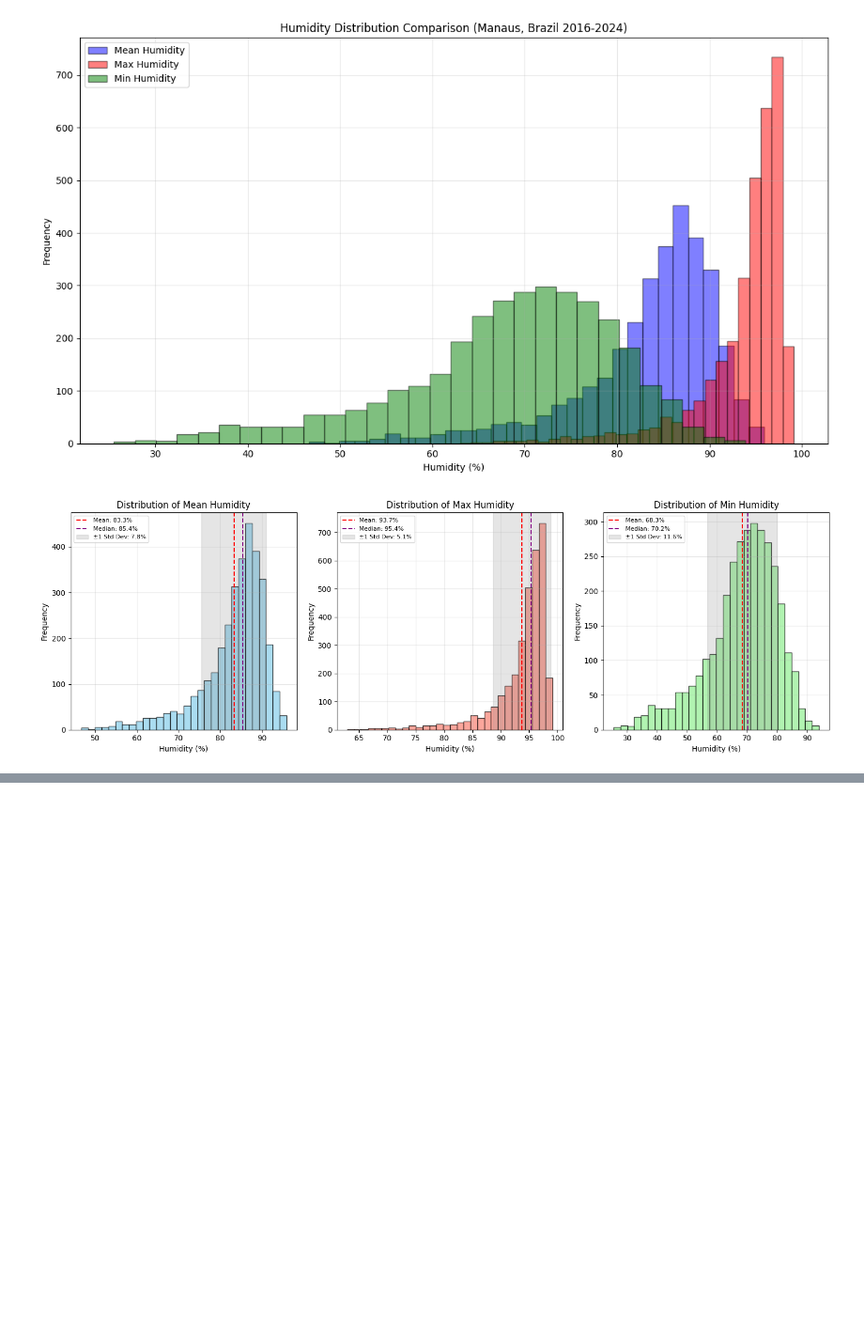
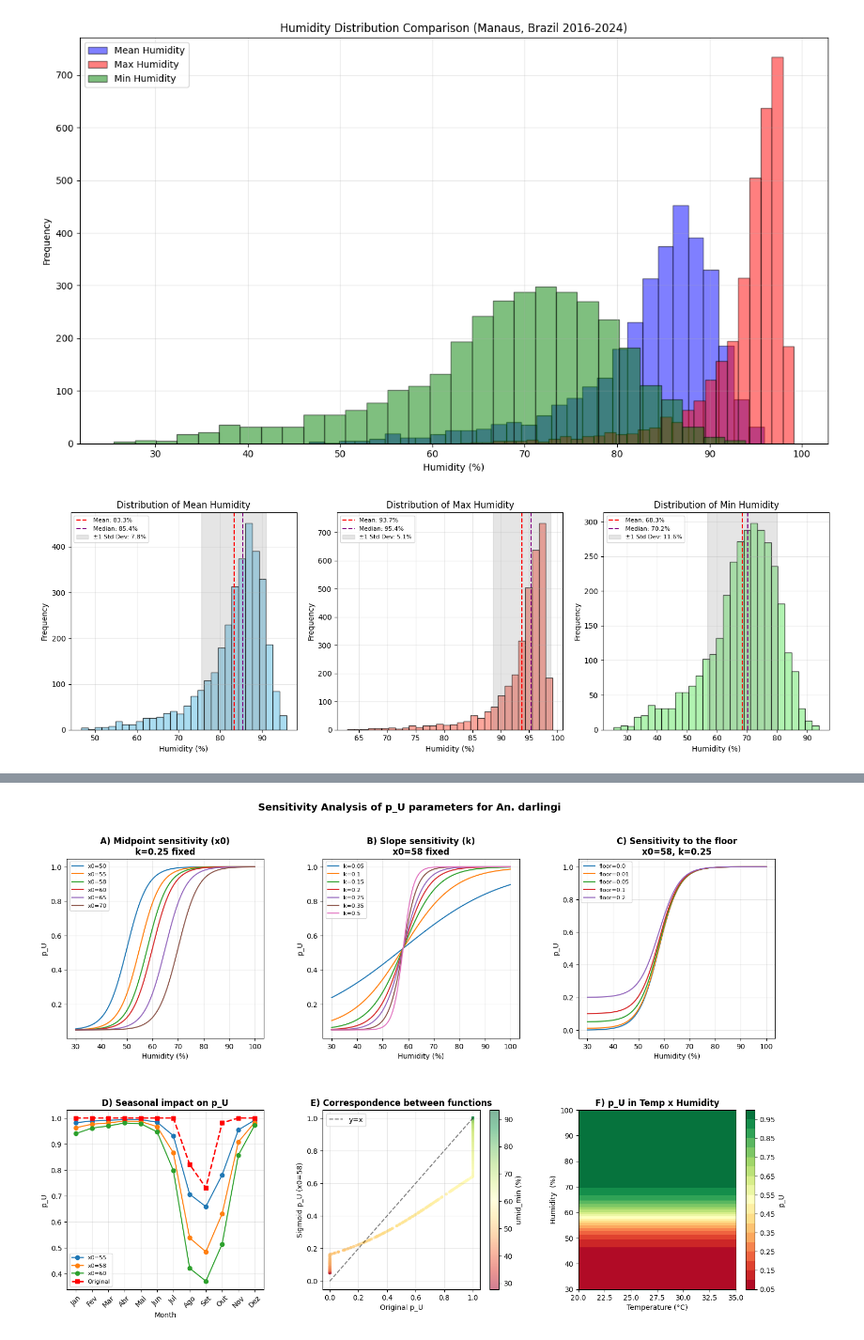
Before and after one commit to RaphaLevy/Study_on_malaria_dynamics_v2, a Jupyter notebook: data_files/notebooks/Environmental_Factor_Plots.ipynb, the cells around one changed output, grey strips where cells are left out. Shown at 94% size. Saved outputs shown, nothing was run; the diff lists cells and outputs as text; code cells hidden in the pictures; blank space fills up the shorter version.

Commit message:
Creates .ipynb file for analysis of environmental effects on ANopheles darlingi, done with the help of Epidbot

```diff
--- a/data_files/notebooks/Environmental_Factor_Plots.ipynb
+++ b/data_files/notebooks/Environmental_Factor_Plots.ipynb
@@ -188,0 +309,82 @@ plt.show()
+# %%
+# ============================================================
+# Sensitivity Analysis of Parameters
+# ============================================================
+
+fig, axes = plt.subplots(2, 3, figsize=(18, 11))
+plt.subplots_adjust(hspace=0.4, wspace=0.3)
+umid_range = np.linspace(30, 100, 500)
+
+# A) Sensibility to x0
+ax = axes[0, 0]
+for x0 in [50, 55, 58, 60, 65, 70]:
+    ax.plot(umid_range, p_U_sigmoid(umid_range, x0=x0, k=0.25), label=f'x0={x0}')
+ax.set_xlabel('Humidity (%)')
+ax.set_ylabel('p_U')
+ax.set_title('A) Midpoint sensitivity (x0)\nk=0.25 fixed', fontweight='bold')
+ax.legend(fontsize=8)
+ax.grid(True, alpha=0.3)
+
+# B) Sensibility to k
+ax = axes[0, 1]
+for k in [0.05, 0.10, 0.15, 0.20, 0.25, 0.35, 0.50]:
+    ax.plot(umid_range, p_U_sigmoid(umid_range, x0=58, k=k), label=f'k={k}')
+ax.set_xlabel('Humidity (%)')
+ax.set_ylabel('p_U')
+ax.set_title('B) Slope sensitivity (k)\nx0=58 fixed', fontweight='bold')
+ax.legend(fontsize=8)
+ax.grid(True, alpha=0.3)
+
+# C) Sensibility to the floor
+ax = axes[0, 2]
+for floor in [0.0, 0.01, 0.05, 0.10, 0.20]:
+    ax.plot(umid_range, p_U_sigmoid(umid_range, x0=58, k=0.25, floor=floor), label=f'floor={floor}')
+ax.set_xlabel('Humidity (%)')
+ax.set_ylabel('p_U')
+ax.set_title('C) Sensitivity to the floor\nx0=58, k=0.25', fontweight='bold')
+ax.legend(fontsize=8)
+ax.grid(True, alpha=0.3)
+
+# D) Seasonal impact
+ax = axes[1, 0]
+monthly_min_mean = climate_data.groupby('month')['umid_min'].mean()
+for x0 in [55, 58, 60]:
+    ax.plot(months_labels, p_U_sigmoid(monthly_min_mean.values, x0=x0, k=0.25), 'o-', label=f'x0={x0}')
+ax.plot(months_labels, p_U_original(monthly_min_mean.values), 's--', color='red', linewidth=2, label='Original')
+ax.set_xlabel('Month')
+ax.set_ylabel('p_U')
+ax.set_title('D) Seasonal impact on p_U', fontweight='bold')
+ax.legend(fontsize=8)
+ax.tick_params(axis='x', rotation=45)
+ax.grid(True, alpha=0.3)
+
+# E) Scatter correspondence
+ax = axes[1, 1]
+np.random.seed(42)
+sample = climate_data.sample(min(2000, len(climate_data))).dropna(subset=['umid_min'])
+p_orig_s = p_U_original(sample['umid_min'].values)
+p_sig_s = p_U_sigmoid(sample['umid_min'].values)
+sc = ax.scatter(p_orig_s, p_sig_s, c=sample['umid_min'].values, cmap='RdYlGn', alpha=0.5, s=10)
+plt.colorbar(sc, ax=ax, label='umid_min (%)')
+ax.plot([0, 1], [0, 1], 'k--', alpha=0.5, label='y=x')
+ax.set_xlabel('Original p_U')
+ax.set_ylabel('Sigmoid p_U (x0=58)')
+ax.set_title('E) Correspondence between functions', fontweight='bold')
+ax.legend()
+ax.grid(True, alpha=0.3)
+
+# F) Temperature x Humidity Gradient
+ax = axes[1, 2]
+T, U = np.meshgrid(np.linspace(20, 35, 50), np.linspace(30, 100, 50))
+P_U = p_U_sigmoid(U, x0=58, k=0.25)
+contour = ax.contourf(T, U, P_U, levels=20, cmap='RdYlGn')
+plt.colorbar(contour, ax=ax, label='p_U')
+ax.set_xlabel('Temperature (°C)')
+ax.set_ylabel('Humidity  (%)')
+ax.set_title('F) p_U in Temp x Humidity', fontweight='bold')
+
+plt.suptitle('Sensitivity Analysis of p_U parameters for An. darlingi', fontsize=14, fontweight='bold')
+plt.savefig('humidity_sensitivity.png', dpi=150, bbox_inches='tight', facecolor='white')
+plt.show()
+# %% [output]
+[figure, added]
```
Also changed, not shown: parts of 3 cells of this notebook.
